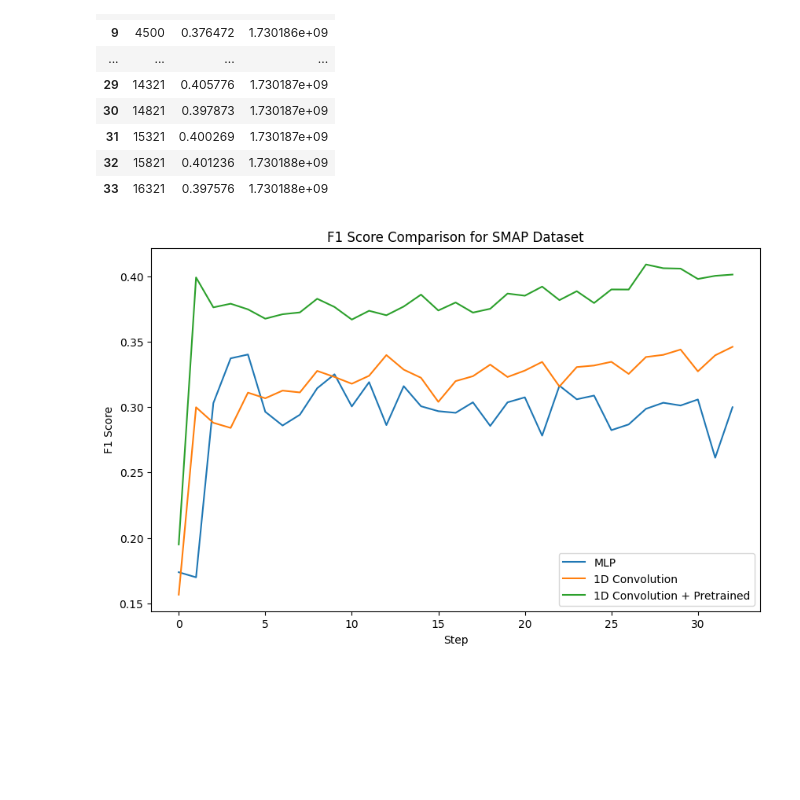
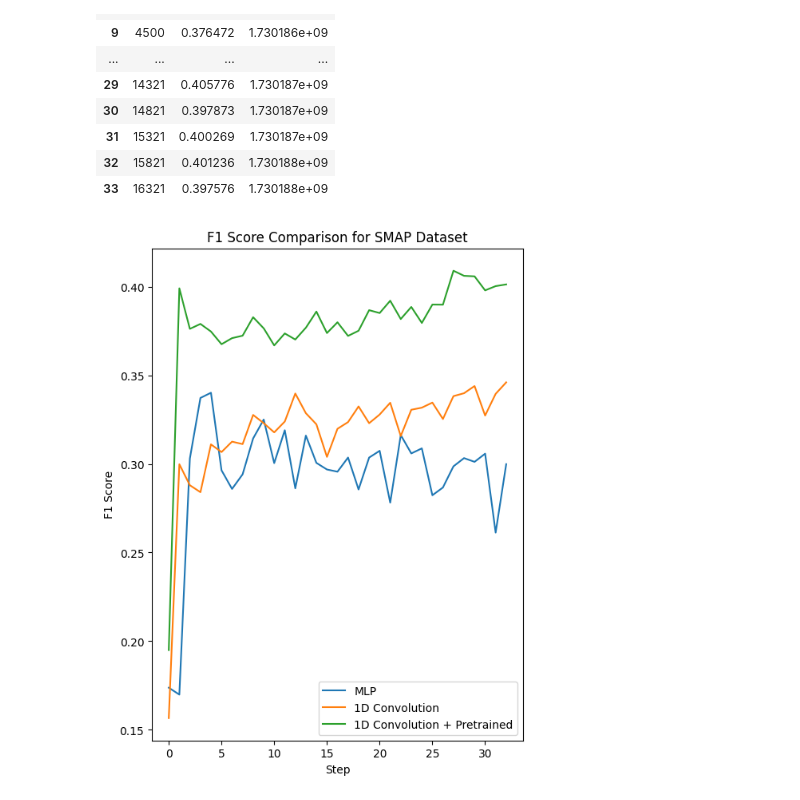
Before and after one commit to synapsespectrum/PatchwiseAD, a Jupyter notebook: visualization/compare_performance.ipynb, the cells around one changed output. Cells and saved outputs as stored; diff of their text form; code cells hidden in the pictures; blank space fills up the shorter version.

```diff
--- a/visualization/compare_performance.ipynb
+++ b/visualization/compare_performance.ipynb
@@ -35,17 +35,17 @@ pad
 # %%
 # Plot f1 scores through the steps
 limit = 33
-plt.figure(figsize=(10, 6))
+plt.figure(figsize=(6, 8))
 plt.plot(baseline['f1_score'][:limit], label='MLP')
 plt.plot(pad_1d['f1_score'][:limit], label='1D Convolution')
 plt.plot(pad['f1_score'][:limit], label='1D Convolution + Pretrained')
 plt.legend()
 plt.xlabel('Step')
 plt.ylabel('F1 Score')
 plt.title('F1 Score Comparison for SMAP Dataset')
 plt.show()
 # %% [output]
-[figure, old version]
+[figure, new version]
 # %%
 # Load the data
 baseline = pd.read_csv('checkpoints/MSL_BERT_f1_scores.csv')
```
Also changed, not shown: parts of 2 cells of this notebook, 1 other file.
